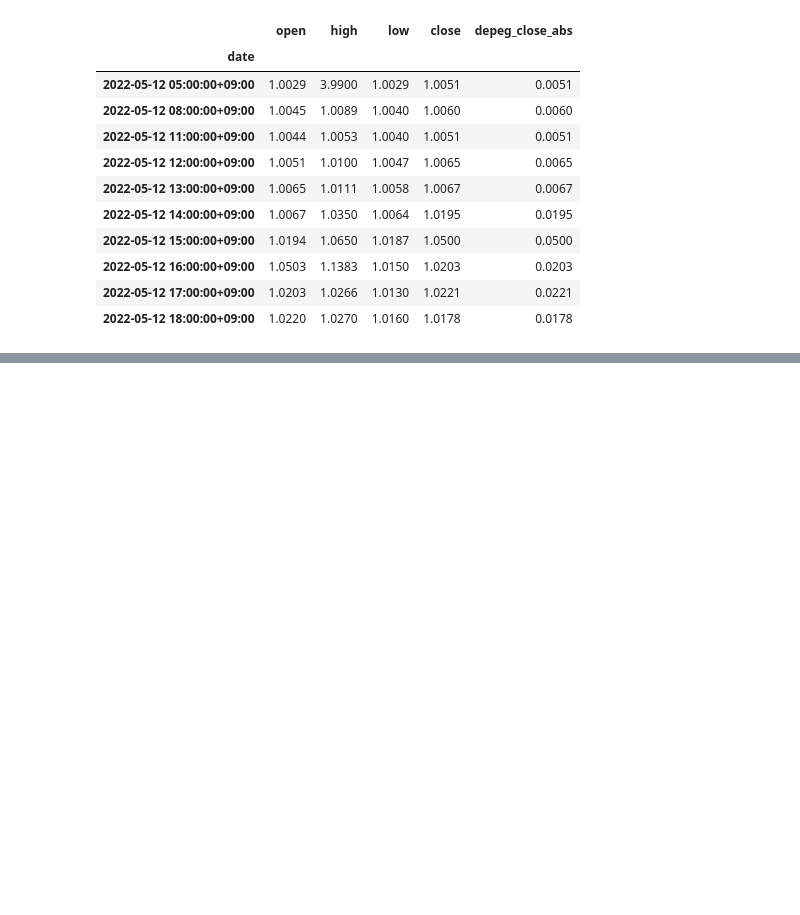
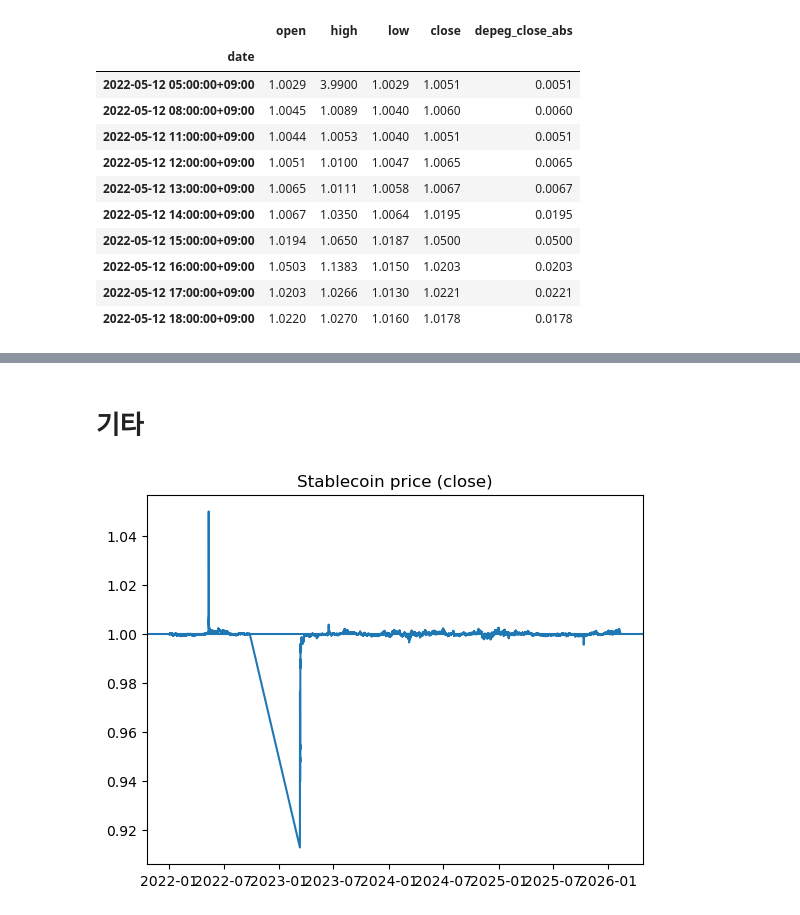
Before and after one commit to yoonsung1/final-project, a Jupyter notebook: 윤성/01_스테이블 vs 거시.ipynb, the cells around one changed output, grey strips where cells are left out. Drawn from its saved outputs; the diff is of its cells as text; code cells hidden in the pictures; blank space fills up the shorter version.

```diff
--- a/윤성/01_스테이블 vs 거시.ipynb
+++ b/윤성/01_스테이블 vs 거시.ipynb
@@ -142,3 +129,13 @@ events_filtered
 # %%
 #csv 저장
 events_filtered.to_csv("USDC_depeg_events.csv")
+# %% [markdown]
+# 기타
+# %%
+plt.figure()
+plt.plot(df.index, df["close"])
+plt.axhline(1.0)
+plt.title("Stablecoin price (close)")
+plt.show()
+# %% [output]
+[figure, added]
```
Also changed, not shown: parts of 1 cell of this notebook, 1 other file.
